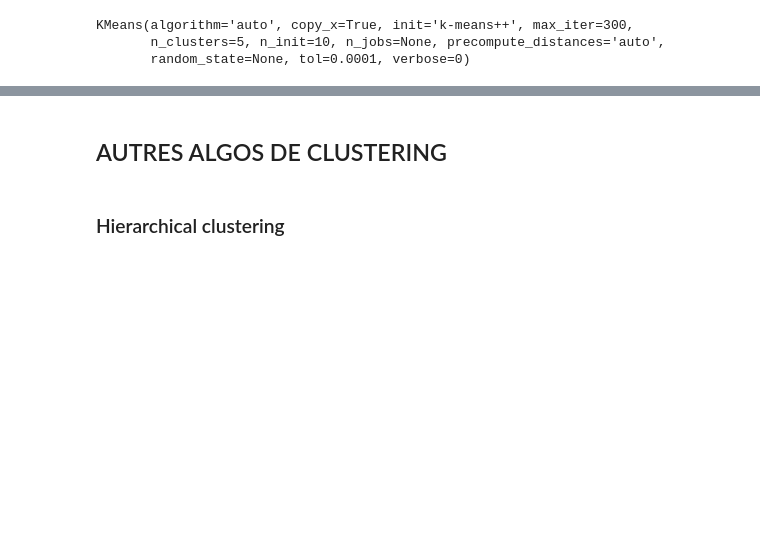
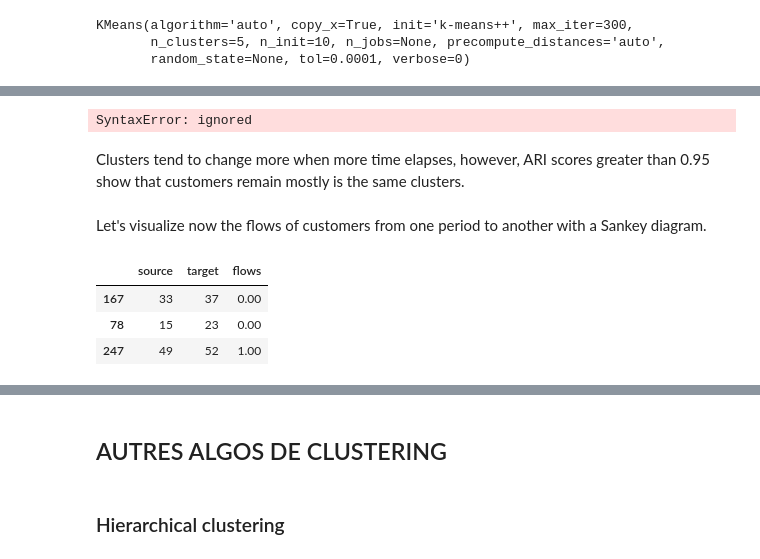
Before and after one commit to SmellyArmure/OC_DS_Project5, a Jupyter notebook: NOTEBOOKS/P5_Clustering.ipynb, the cells around one changed output, grey strips where cells are left out. Drawn from its saved outputs; the diff is of its cells as text; code cells hidden in the pictures; blank space fills up the shorter version.

```diff
--- a/NOTEBOOKS/P5_Clustering.ipynb
+++ b/NOTEBOOKS/P5_Clustering.ipynb
@@ -1536,0 +1541,54 @@ df_clust_1st_year.head(3)
+# %%
+##### A VERIFIER !!!!!!!!!!
+ser_ARI_1_month = ARI_column_pairs(df_clust_1st_year,
+                                   first_vs_others=True, print_opt=True)
+ser_ARI_2_month = ARI_column_pairs(df_clust_1st_year[np.arange(0, step=2)],
+                                   first_vs_others=True, print_opt=True)
+ser_ARI_3_month = ARI_column_pairs(df_clust_1st_year[np.arange(0, step=3)],
+                                   first_vs_others=True, print_opt=True)
+ser_ARI_6_month = ARI_column_pairs(df_clust_1st_year[np.arange(0, step=6)],
+                                   first_vs_others=True, print_opt=True)
+# %% [output]
+SyntaxError: ignored
+# %% [markdown]
+Clusters tend to change more when more time elapses, however, ARI scores greater than 0.95 show that customers remain mostly is the same clusters.
+# %% [markdown]
+Let's visualize now the flows of customers from one period to another with a Sankey diagram.
+# %%
+# Looping over periods and clusters labels to create Sankey labels
+
+n_periods = len(dict_ser_clust.keys())
+n_clust = 5
+
+labels = []
+for i in range(n_periods):
+    for j in range(n_clust):
+        labels.append(f'c_{j}_p_{i}')
+# %%
+# Renaming the columns with period number for easier handling
+test = df_clust_1st_year
+test.columns = np.arange(len(test.columns))
+
+all_flows = pd.DataFrame()
+for i in range(13):
+    # Computing the flow for each clusters pair from i period to the next
+    flow = test.groupby([i,i+1]).size()
+    flow = flow.rename(f'flow_{i}_{i+1}').to_frame()
+    # Adding lines where there is no flow, setting to 0
+    # (useful later for color attribution)
+    new_index = [(a,b) for a in range(5) for b in range(5)]
+    flow = flow.reindex(new_index).fillna(0).reset_index()
+    flow = flow.rename(columns={i:'source', i+1:'target'})
+    # Adding to 'source' and 'target' an offset in order to correpsond to
+    # the labels of the Sankey diagram nodes
+    flow['source'] = flow['source'].add(n_clust*i)
+    flow['target'] = flow['target'].add(n_clust*(i+1))
+    flow.columns = ['source', 'target', 'flows']
+    all_flows = pd.concat([all_flows, flow], ignore_index=True)
+
+all_flows.sample(3)
+# %% [output]
+|  | source | target | flows |
+| 167 | 33 | 37 | 0.00 |
+| 78 | 15 | 23 | 0.00 |
+| 247 | 49 | 52 | 1.00 |
```
Also changed, not shown: parts of 26 cells of this notebook, 1 other file.
